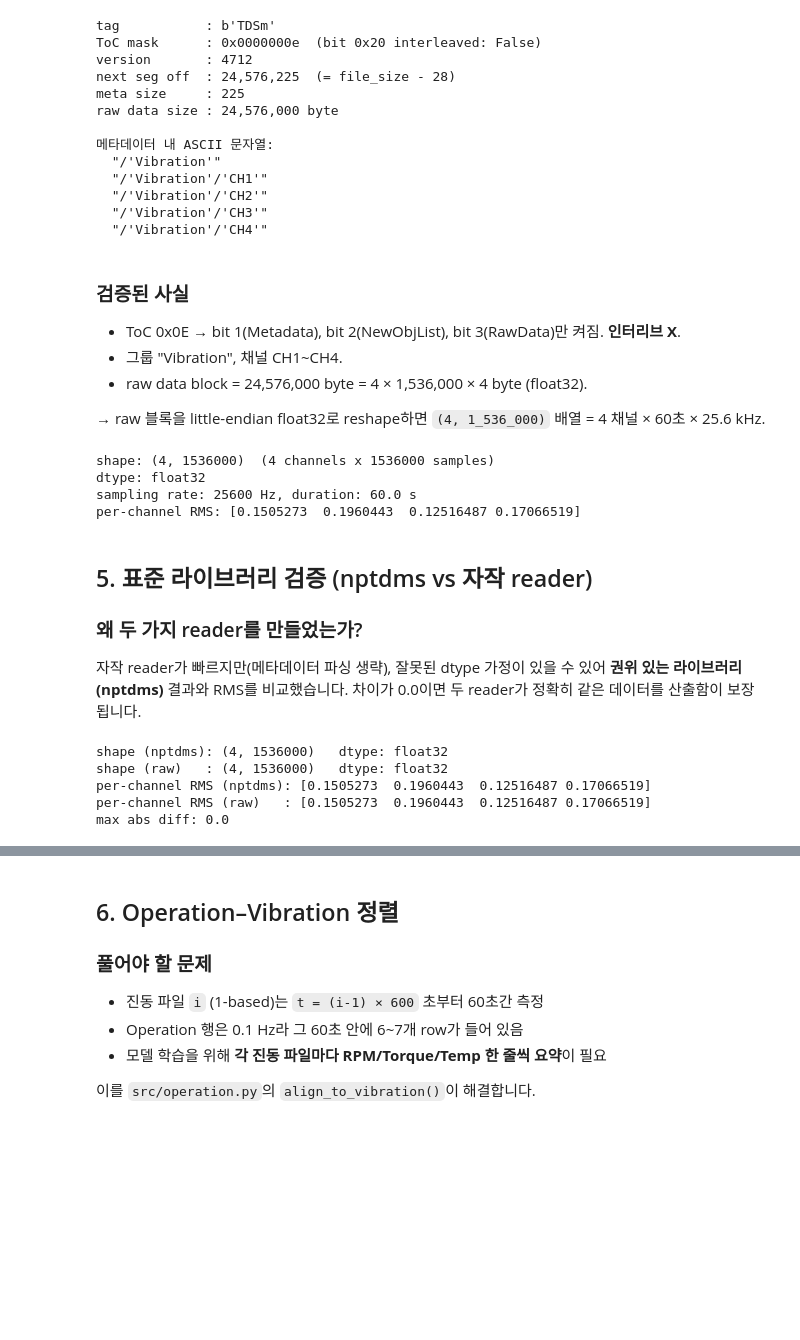
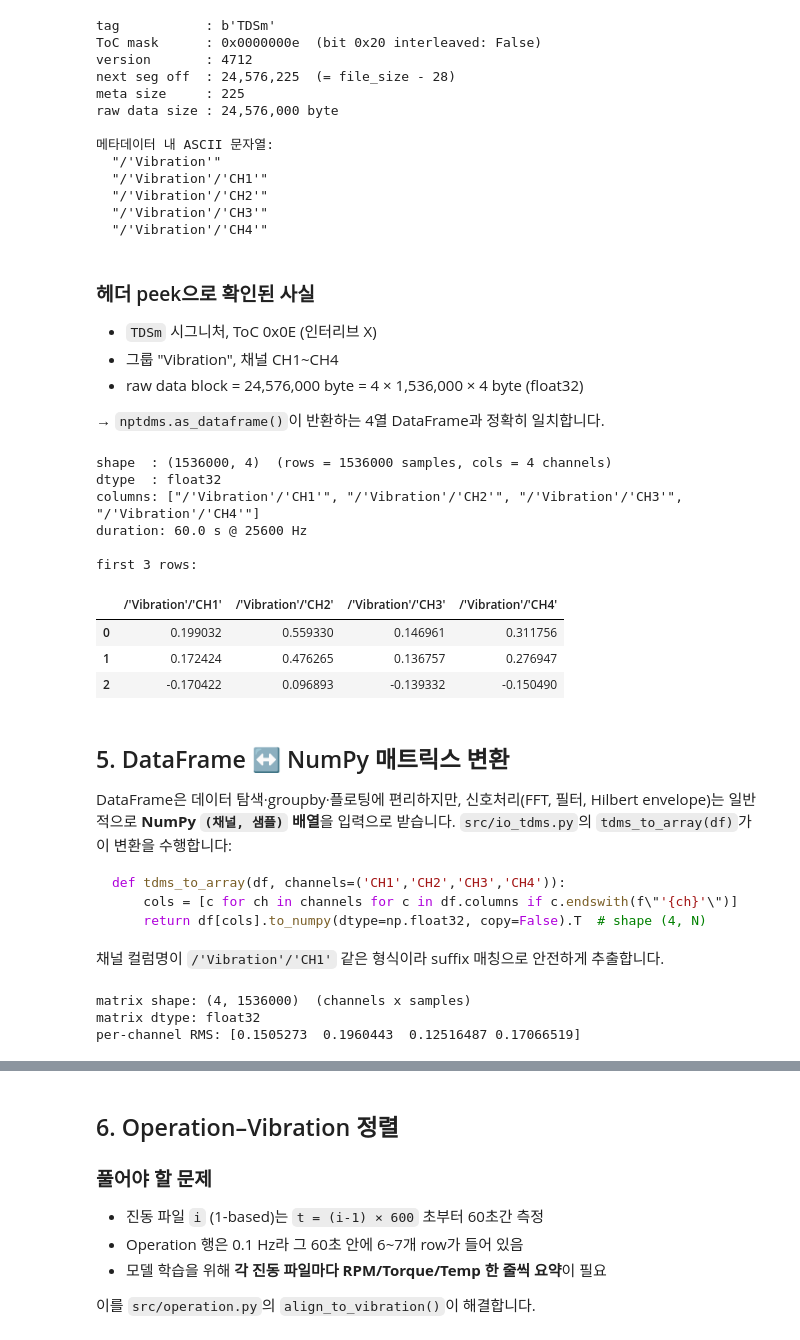
Before and after one commit to Circler-K/data_challenge, a Jupyter notebook: notebooks/00_walkthrough.ipynb, the cells around one changed output, grey strips where cells are left out. Cells and saved outputs as stored; diff of their text form; code cells hidden in the pictures; blank space fills up the shorter version.

````diff
--- a/notebooks/00_walkthrough.ipynb
+++ b/notebooks/00_walkthrough.ipynb
@@ -256,46 +267,57 @@ raw data size : 24,576,000 byte
   "/'Vibration'/'CH3'"
   "/'Vibration'/'CH4'"
 # %% [markdown]
-### 검증된 사실
-- ToC 0x0E → bit 1(Metadata), bit 2(NewObjList), bit 3(RawData)만 켜짐. **인터리브 X**.
-- 그룹 "Vibration", 채널 CH1~CH4.
-- raw data block = 24,576,000 byte = 4 × 1,536,000 × 4 byte (float32).
+### 헤더 peek으로 확인된 사실
+- `TDSm` 시그니처, ToC 0x0E (인터리브 X)
+- 그룹 \"Vibration\", 채널 CH1~CH4
+- raw data block = 24,576,000 byte = 4 × 1,536,000 × 4 byte (float32)
 
-→ raw 블록을 little-endian float32로 reshape하면 `(4, 1_536_000)` 배열 = 4 채널 × 60초 × 25.6 kHz.
+→ `nptdms.as_dataframe()`이 반환하는 4열 DataFrame과 정확히 일치합니다.
 # %%
-# 자작 reader 한 줄로 호출 — src/io_tdms.py에 캡슐화
-from src.io_tdms import read_tdms_raw, FS, SAMPLES_PER_CH
+# 권장 패턴: nptdms.TdmsFile.read() + as_dataframe()
+from src.io_tdms import load_tdms_file, FS, SAMPLES_PER_CH
 
-arr = read_tdms_raw(path)
-print(f'shape: {arr.shape}  (4 channels x {SAMPLES_PER_CH} samples)')
-print(f'dtype: {arr.dtype}')
-print(f'sampling rate: {FS} Hz, duration: {SAMPLES_PER_CH/FS:.1f} s')
-print(f'per-channel RMS: {np.sqrt((arr**2).mean(axis=1))}')
+path = ROOT / 'Train' / 'Train1_Vibration' / '000001.tdms'
+df_tdms = load_tdms_file(path)
+print(f'shape  : {df_tdms.shape}  (rows = {SAMPLES_PER_CH} samples, cols = 4 channels)')
+print(f'dtype  : {df_tdms.dtypes.iloc[0]}')
+print(f'columns: {list(df_tdms.columns)}')
+print(f'duration: {SAMPLES_PER_CH/FS:.1f} s @ {FS} Hz')
+print()
+print('first 3 rows:')
+df_tdms.head(3)
 # %% [output]
-shape: (4, 1536000)  (4 channels x 1536000 samples)
-dtype: float32
-sampling rate: 25600 Hz, duration: 60.0 s
-per-channel RMS: [0.1505273  0.1960443  0.12516487 0.17066519]
+shape  : (1536000, 4)  (rows = 1536000 samples, cols = 4 channels)
+dtype  : float32
+columns: ["/'Vibration'/'CH1'", "/'Vibration'/'CH2'", "/'Vibration'/'CH3'", "/'Vibration'/'CH4'"]
+duration: 60.0 s @ 25600 Hz
+
+first 3 rows:
+|  | /'Vibration'/'CH1' | /'Vibration'/'CH2' | /'Vibration'/'CH3' | /'Vibration'/'CH4' |
+| 0 | 0.199032 | 0.559330 | 0.146961 | 0.311756 |
+| 1 | 0.172424 | 0.476265 | 0.136757 | 0.276947 |
+| 2 | -0.170422 | 0.096893 | -0.139332 | -0.150490 |
 # %% [markdown]
-## 5. 표준 라이브러리 검증 (nptdms vs 자작 reader)
+## 5. DataFrame ↔ NumPy 매트릭스 변환
 
-### 왜 두 가지 reader를 만들었는가?
-자작 reader가 빠르지만(메타데이터 파싱 생략), 잘못된 dtype 가정이 있을 수 있어 **권위 있는 라이브러리(nptdms)** 결과와 RMS를 비교했습니다. 차이가 0.0이면 두 reader가 정확히 같은 데이터를 산출함이 보장됩니다.
+DataFrame은 데이터 탐색·groupby·플로팅에 편리하지만, 신호처리(FFT, 필터, Hilbert envelope)는 일반적으로 **NumPy `(채널, 샘플)` 배열**을 입력으로 받습니다. `src/io_tdms.py`의 `tdms_to_array(df)`가 이 변환을 수행합니다:
+
+```python
+def tdms_to_array(df, channels=('CH1','CH2','CH3','CH4')):
+    cols = [c for ch in channels for c in df.columns if c.endswith(f\"'{ch}'\")]
+    return df[cols].to_numpy(dtype=np.float32, copy=False).T  # shape (4, N)
+```
+
+채널 컬럼명이 `/'Vibration'/'CH1'` 같은 형식이라 suffix 매칭으로 안전하게 추출합니다.
 # %%
-from src.io_tdms import read_tdms, read_tdms_raw
+from src.io_tdms import tdms_to_array
 
-a = read_tdms(path)        # nptdms 사용
-b = read_tdms_raw(path)    # 자작 binary reader
-
-print('shape (nptdms):', a.shape, '  dtype:', a.dtype)
-print('shape (raw)   :', b.shape, '  dtype:', b.dtype)
-print('per-channel RMS (nptdms):', np.sqrt((a**2).mean(axis=1)))
-print('per-channel RMS (raw)   :', np.sqrt((b**2).mean(axis=1)))
-print('max abs diff:', np.max(np.abs(a - b)))
+arr = tdms_to_array(df_tdms)
+print(f'matrix shape: {arr.shape}  (channels x samples)')
+print(f'matrix dtype: {arr.dtype}')
+print(f'per-channel RMS: {np.sqrt((arr**2).mean(axis=1))}')
 # %% [output]
-shape (nptdms): (4, 1536000)   dtype: float32
-shape (raw)   : (4, 1536000)   dtype: float32
-per-channel RMS (nptdms): [0.1505273  0.1960443  0.12516487 0.17066519]
-per-channel RMS (raw)   : [0.1505273  0.1960443  0.12516487 0.17066519]
-max abs diff: 0.0
+matrix shape: (4, 1536000)  (channels x samples)
+matrix dtype: float32
+per-channel RMS: [0.1505273  0.1960443  0.12516487 0.17066519]
 # %% [markdown]
````
Also changed, not shown: parts of 6 cells of this notebook, 2 other files.
